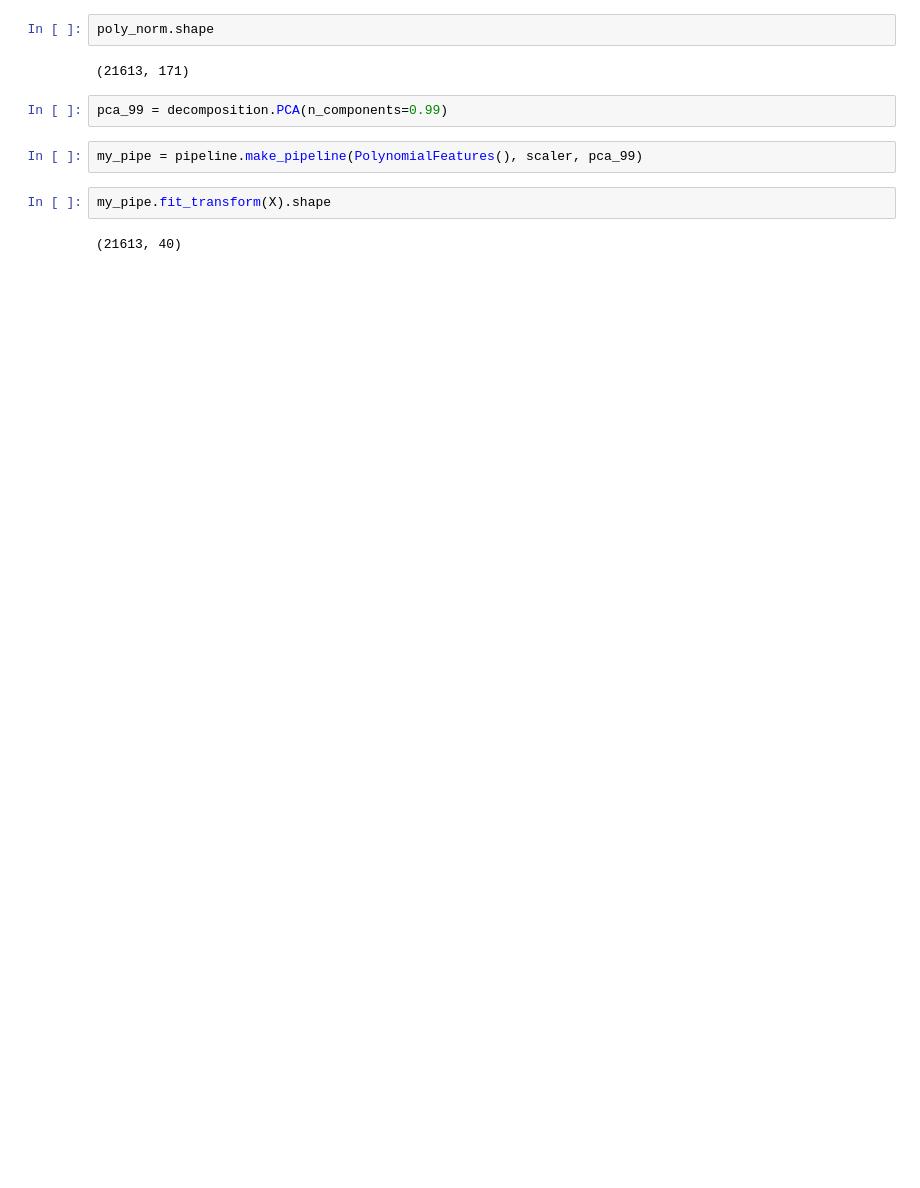
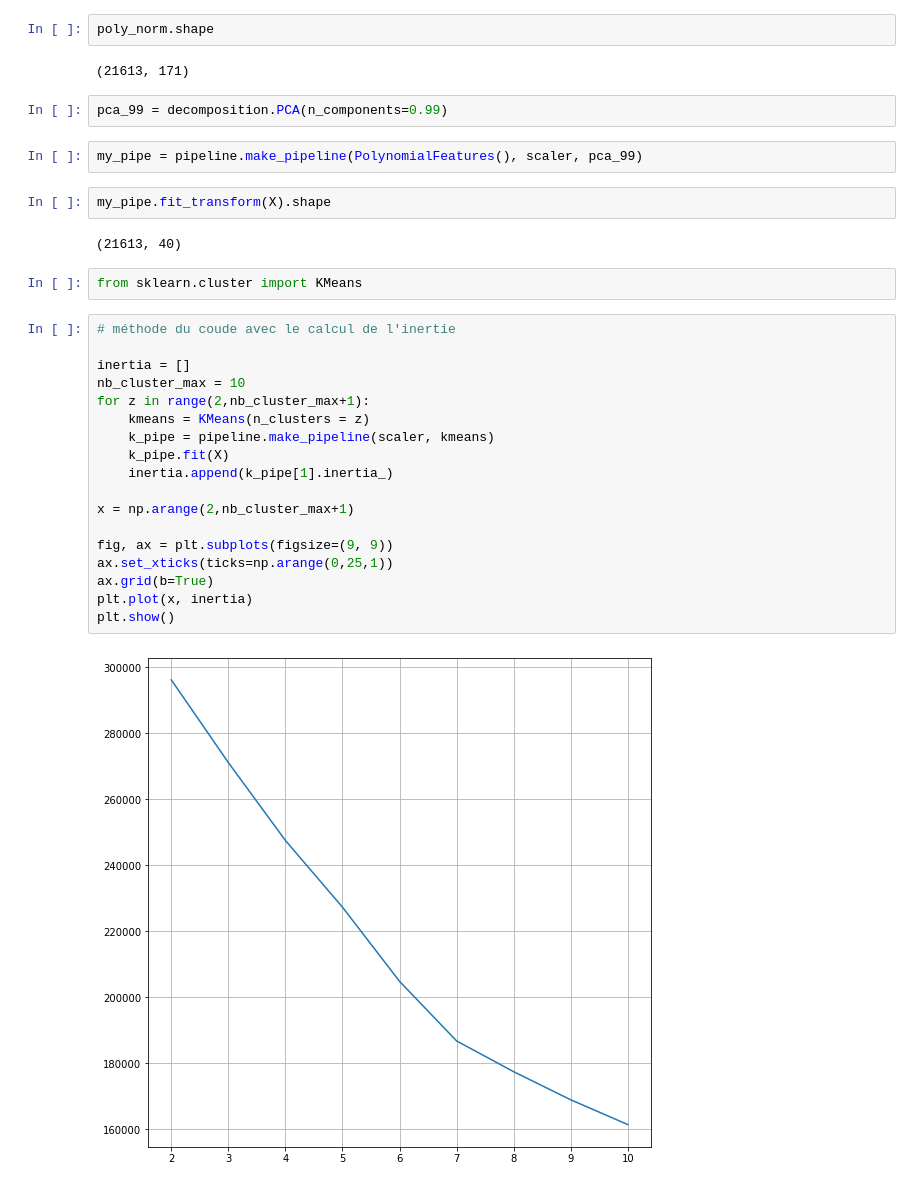
Before and after one commit to jeremy-vangansberg/pca, a Jupyter notebook: demo_pca.ipynb, the cells around one changed output. Saved outputs shown, nothing was run; the diff lists cells and outputs as text; blank space fills up the shorter version.

Commit message:
add kmeans

```diff
--- a/demo_pca.ipynb
+++ b/demo_pca.ipynb
@@ -135,3 +148,25 @@ my_pipe = pipeline.make_pipeline(PolynomialFeatures(), scaler, pca_99)
 my_pipe.fit_transform(X).shape
 # %% [output]
 (21613, 40)
+# %%
+from sklearn.cluster import KMeans
+# %%
+# méthode du coude avec le calcul de l'inertie
+
+inertia = []
+nb_cluster_max = 10
+for z in range(2,nb_cluster_max+1):
+    kmeans = KMeans(n_clusters = z)
+    k_pipe = pipeline.make_pipeline(scaler, kmeans)
+    k_pipe.fit(X)
+    inertia.append(k_pipe[1].inertia_)
+
+x = np.arange(2,nb_cluster_max+1)
+
+fig, ax = plt.subplots(figsize=(9, 9))
+ax.set_xticks(ticks=np.arange(0,25,1))
+ax.grid(b=True)
+plt.plot(x, inertia)
+plt.show()
+# %% [output]
+[figure, added]
```
Also changed, not shown: parts of 11 cells of this notebook.
